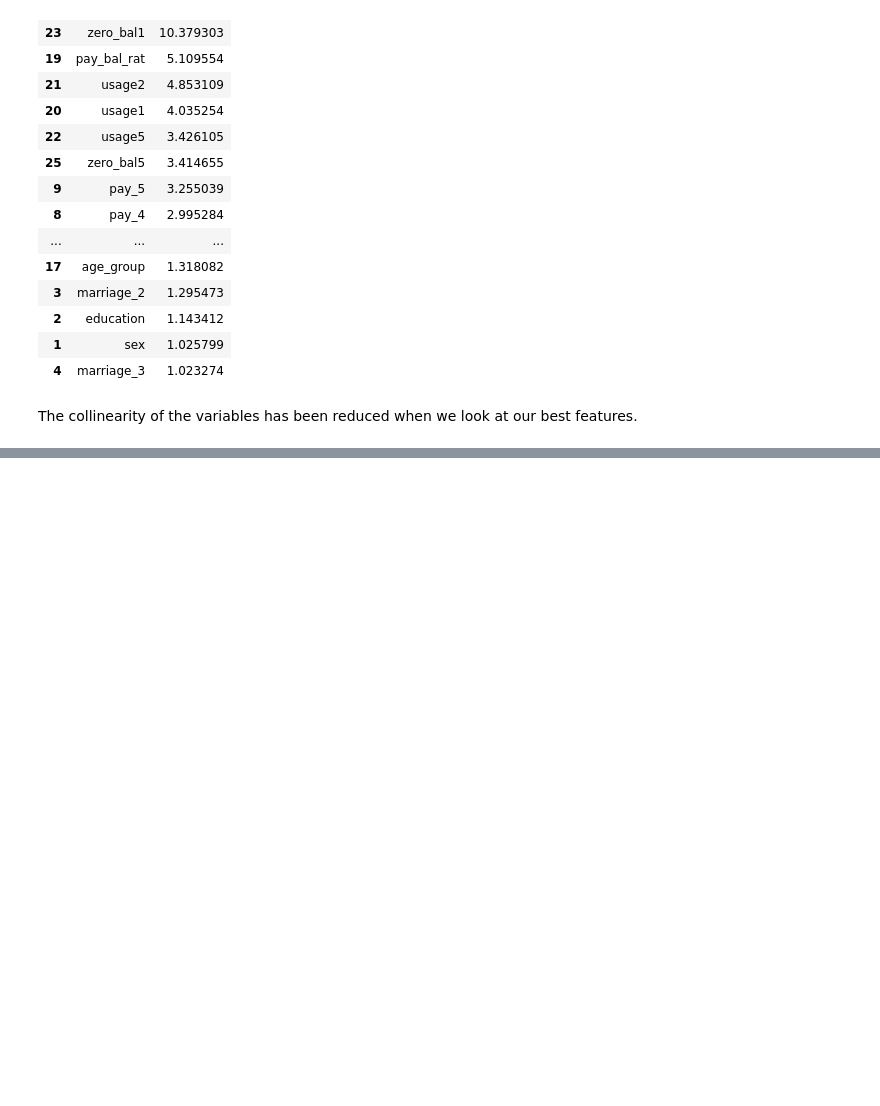
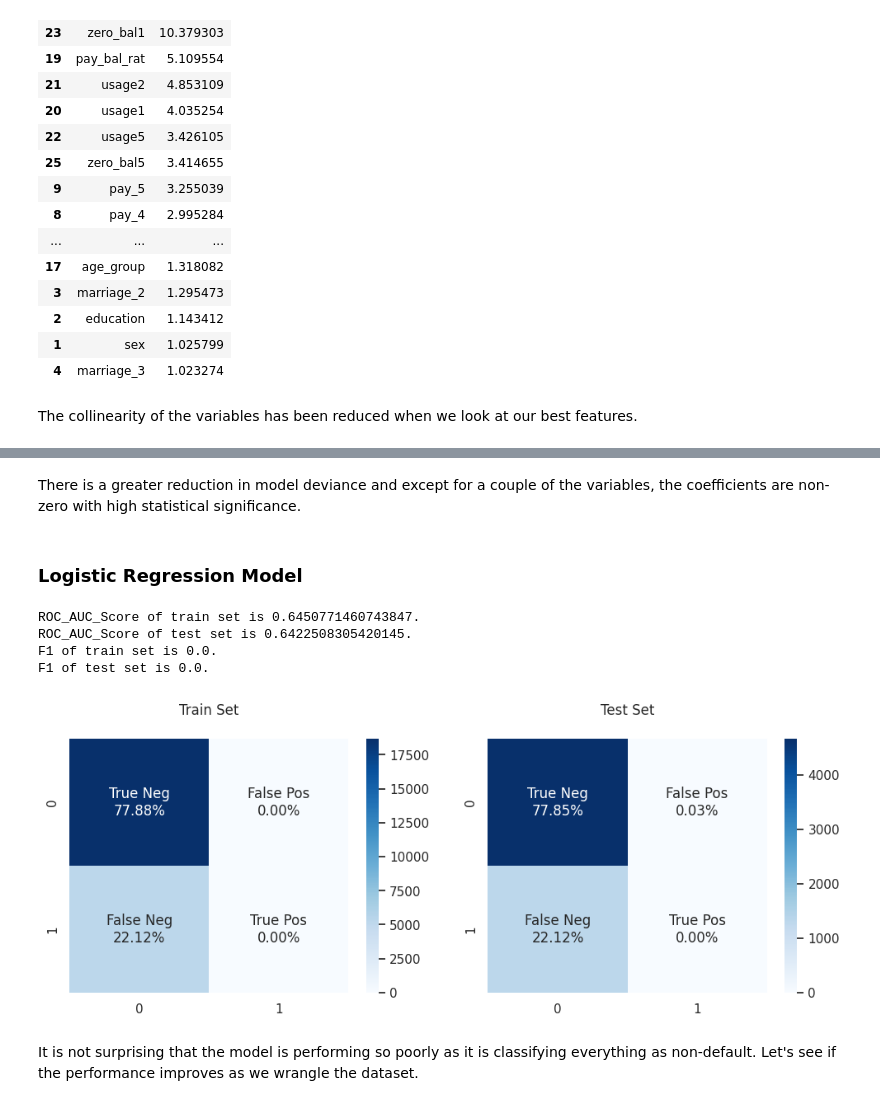
Before and after one commit to vishalsingh17/CreditCardDefaulterPrediction, a Jupyter notebook: notebook/EDA & Model Building.ipynb, the cells around one changed output, grey strips where cells are left out. Drawn from its saved outputs; the diff is of its cells as text; code cells hidden in the pictures; blank space fills up the shorter version.

```diff
--- a/notebook/EDA.ipynb
+++ b/notebook/EDA & Model Building.ipynb
@@ -951,0 +1032,18 @@ formula1 = "default ~ limit_bal + sex + education + marriage_2 + marriage_3 + ag
+# %% [markdown]
+There is a greater reduction in model deviance and except for a couple of the variables, the coefficients are non-zero with high statistical significance.
+# %% [markdown]
+### Logistic Regression Model
+# %%
+# Instantiate a logistic regression model
+log_model = LogisticRegression(random_state=0, max_iter=200)
+
+# Train the model on the original data set and diplay the performance
+acc, prec, rec, f1, auc = get_model_results(X1_train, X1_test, y_train, y_test, log_model)
+# %% [output]
+ROC_AUC_Score of train set is 0.6450771460743847.
+ROC_AUC_Score of test set is 0.6422508305420145.
+F1 of train set is 0.0.
+F1 of test set is 0.0.
+[figure, added]
+# %% [markdown]
+It is not surprising that the model is performing so poorly as it is classifying everything as non-default. Let's see if the performance improves as we wrangle the dataset.
```
Also changed, not shown: parts of 28 cells of this notebook.
